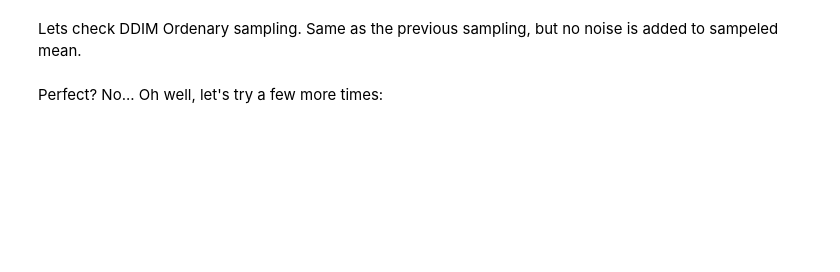
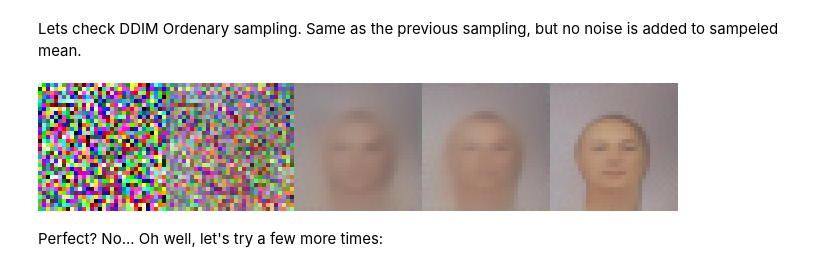
Before and after one commit to Naomi-Ken-Korem/text-to-image-presentation, a Jupyter notebook: Diffusion_models_part_1.ipynb, the cells around one changed output. Drawn from its saved outputs; the diff is of its cells as text; code cells hidden in the pictures; blank space fills up the shorter version.

```diff
--- a/Diffusion_models_part_1.ipynb
+++ b/Diffusion_models_part_1.ipynb
@@ -673,30 +718,44 @@ image.resize((32*4*5, 32*4), Image.NEAREST)
 Lets check DDIM Ordenary sampling.
 Same as the previous sampling, but no noise is added to sampeled mean.
 # %%
+def p_xt_ddim(xt, noise, t):
+  "predict x(t-1) given x(t)"
 
-def p_xt_ddim(xt, noise, t):
   alpha_t = gather(alpha.to(xt.device), t)
+  beta_t = 1 - alpha_t
+  alpha_bar_t = gather(alpha_bar.to(xt.device), t)
+  beta_prod_t = 1 - alpha_bar_t
 
-  alpha_bar_t = gather(alpha_bar.to(xt.device), t)
 
-  eps_coef = (1 - alpha_t) / (1 - alpha_bar_t) ** .5
-  mean = 1 / (alpha_t ** 0.5) * (xt - eps_coef * noise) # Note minus sign
-  return mean
+  alpha_bar_t_prev = gather(alpha_bar.to(xt.device), t-1) if t >=1 else torch.tensor(1.0).to(xt.device)
+  beta_prod_t_prev = 1 - alpha_bar_t_prev
+
+  x_0_pred = (1/alpha_bar_t)**.5 * xt - (1.0 / alpha_bar_t - 1)**.5 * noise
+
+  pred_original_sample_coeff = (alpha_bar_t_prev ** (0.5) * beta_t) / beta_prod_t
+  current_sample_coeff = alpha_t ** (0.5) * beta_prod_t_prev / beta_prod_t
+
+
+  pred_prev_sample = #HERE GOES YOUR CODE
+
+  return pred_prev_sample
 
 x = torch.randn(1, 3, 32, 32).cuda() # Start with random noise
 ims = []
 for i in range(n_steps):
   t = torch.tensor(n_steps-i-1, dtype=torch.long).cuda()
   with torch.no_grad():
     pred_noise = unet(x.float(), t.unsqueeze(0))
     x = p_xt_ddim(x, pred_noise, t.unsqueeze(0))
     if i%24 == 0:
       ims.append(tensor_to_image(x.cpu()))
 
 image = Image.new('RGB', size=(32*5, 32))
 for i, im in enumerate(ims[:5]):
   image.paste(im, ((i%5)*32, 0))
 image.resize((32*4*5, 32*4), Image.NEAREST)
+# %% [output]
+[figure, added]
 # %% [markdown]
 Perfect? No... Oh well, let's try a few more times:
 # %%
```
Also changed, not shown: parts of 21 cells of this notebook.
